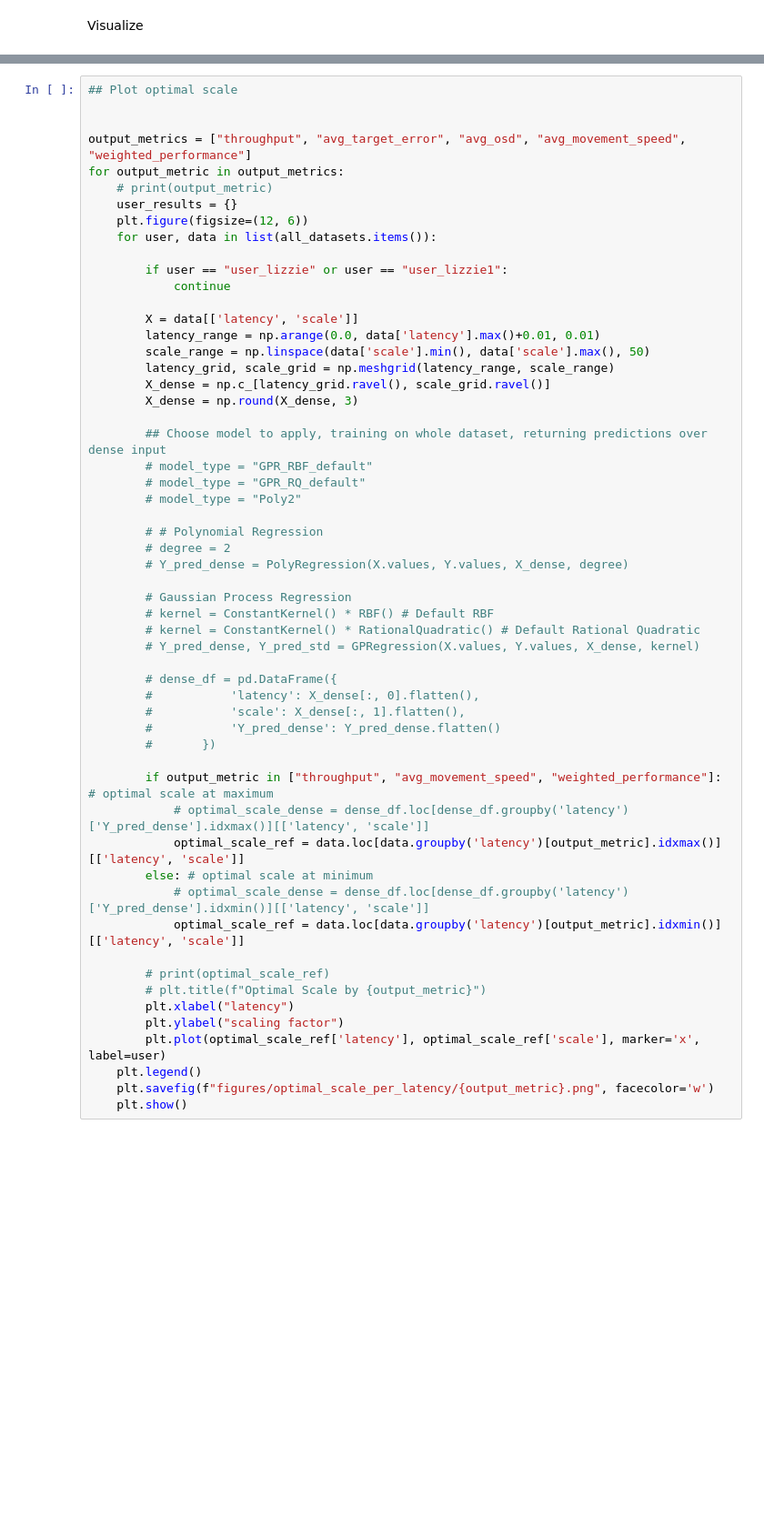
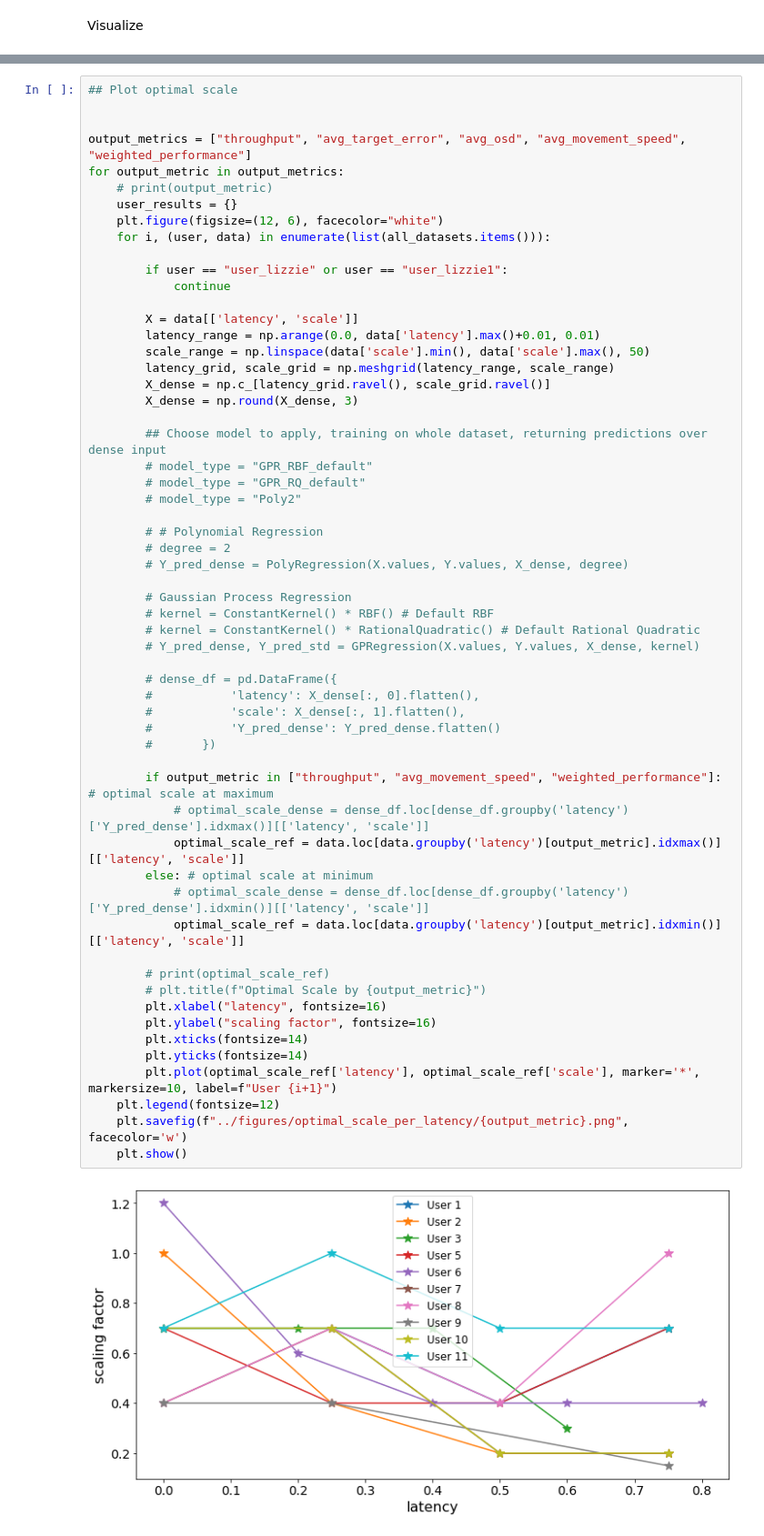
Before and after one commit to jasonkglim/MotionScaling, a Jupyter notebook: performance_modeling/model_analysis.ipynb, the cells around one changed output, grey strips where cells are left out. Shown at 91% size. Cells and saved outputs as stored; diff of their text form; blank space fills up the shorter version.

Commit message:
trying to fix model results figure, modeling code has bug

```diff
--- a/performance_modeling/model_analysis.ipynb
+++ b/performance_modeling/model_analysis.ipynb
@@ -408,8 +408,8 @@ output_metrics = ["throughput", "avg_target_error", "avg_osd", "avg_movement_spe
 for output_metric in output_metrics:
 	# print(output_metric)
 	user_results = {}
-	plt.figure(figsize=(12, 6))
-	for user, data in list(all_datasets.items()):
+	plt.figure(figsize=(12, 6), facecolor="white")
+	for i, (user, data) in enumerate(list(all_datasets.items())):
 
 		if user == "user_lizzie" or user == "user_lizzie1":
 			continue
@@ -424,35 +424,39 @@ for output_metric in output_metrics:
 		## Choose model to apply, training on whole dataset, returning predictions over dense input
 		# model_type = "GPR_RBF_default"
 		# model_type = "GPR_RQ_default"
 		# model_type = "Poly2"
 
 		# # Polynomial Regression
 		# degree = 2
 		# Y_pred_dense = PolyRegression(X.values, Y.values, X_dense, degree)
 
 		# Gaussian Process Regression
 		# kernel = ConstantKernel() * RBF() # Default RBF
 		# kernel = ConstantKernel() * RationalQuadratic() # Default Rational Quadratic
 		# Y_pred_dense, Y_pred_std = GPRegression(X.values, Y.values, X_dense, kernel)
 
 		# dense_df = pd.DataFrame({
 		# 			'latency': X_dense[:, 0].flatten(),
 		# 			'scale': X_dense[:, 1].flatten(),
 		# 			'Y_pred_dense': Y_pred_dense.flatten()
 		# 		})
 
 		if output_metric in ["throughput", "avg_movement_speed", "weighted_performance"]: # optimal scale at maximum
 			# optimal_scale_dense = dense_df.loc[dense_df.groupby('latency')['Y_pred_dense'].idxmax()][['latency', 'scale']]
 			optimal_scale_ref = data.loc[data.groupby('latency')[output_metric].idxmax()][['latency', 'scale']]
 		else: # optimal scale at minimum
 			# optimal_scale_dense = dense_df.loc[dense_df.groupby('latency')['Y_pred_dense'].idxmin()][['latency', 'scale']]
 			optimal_scale_ref = data.loc[data.groupby('latency')[output_metric].idxmin()][['latency', 'scale']]
 
 		# print(optimal_scale_ref)
 		# plt.title(f"Optimal Scale by {output_metric}")
-		plt.xlabel("latency")
-		plt.ylabel("scaling factor")
-		plt.plot(optimal_scale_ref['latency'], optimal_scale_ref['scale'], marker='x', label=user)
-	plt.legend()
-	plt.savefig(f"figures/optimal_scale_per_latency/{output_metric}.png", facecolor='w')
+		plt.xlabel("latency", fontsize=16)
+		plt.ylabel("scaling factor", fontsize=16)
+		plt.xticks(fontsize=14)
+		plt.yticks(fontsize=14)
+		plt.plot(optimal_scale_ref['latency'], optimal_scale_ref['scale'], marker='*', markersize=10, label=f"User {i+1}")
+	plt.legend(fontsize=12)
+	plt.savefig(f"../figures/optimal_scale_per_latency/{output_metric}.png", facecolor='w')
 	plt.show()
+# %% [output]
+[figure, added]
```
Also changed, not shown: parts of 6 cells of this notebook, 1 other file.
